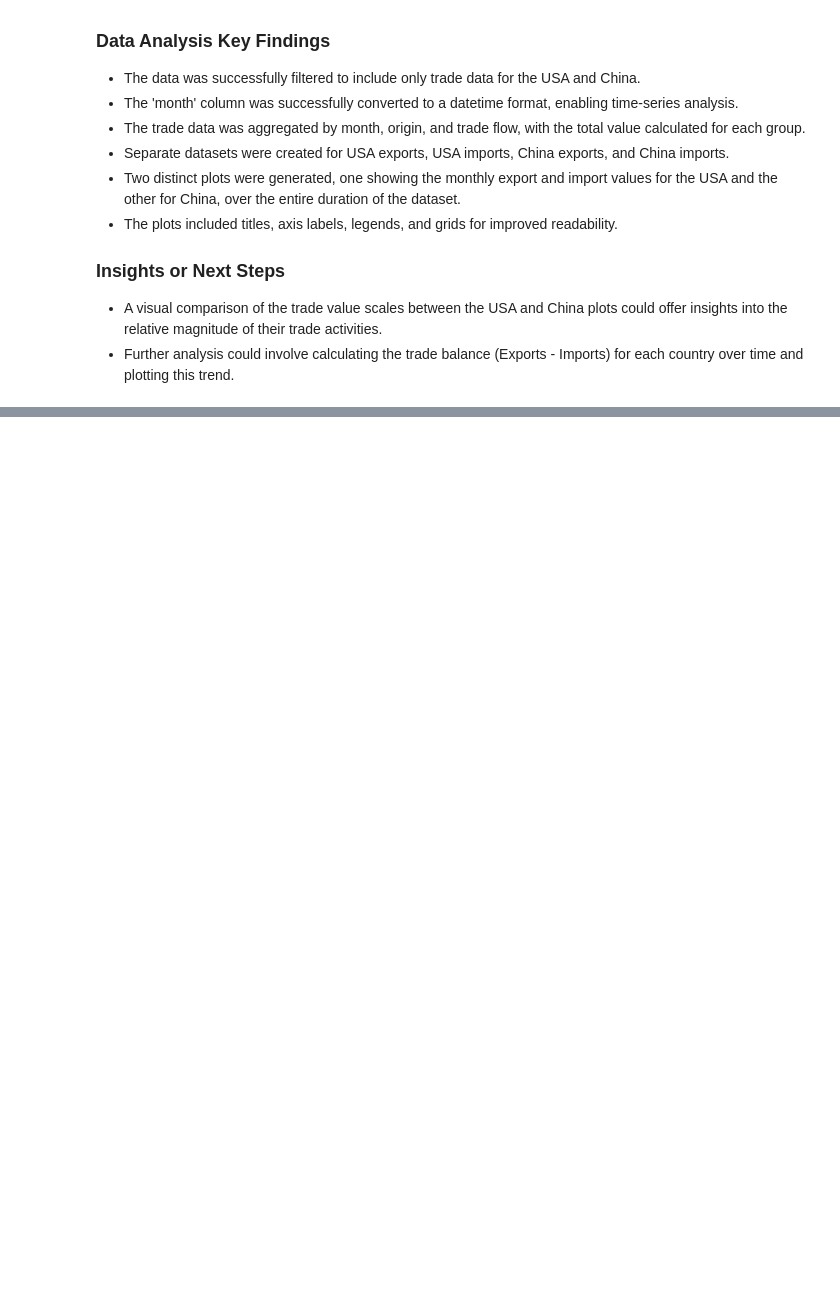
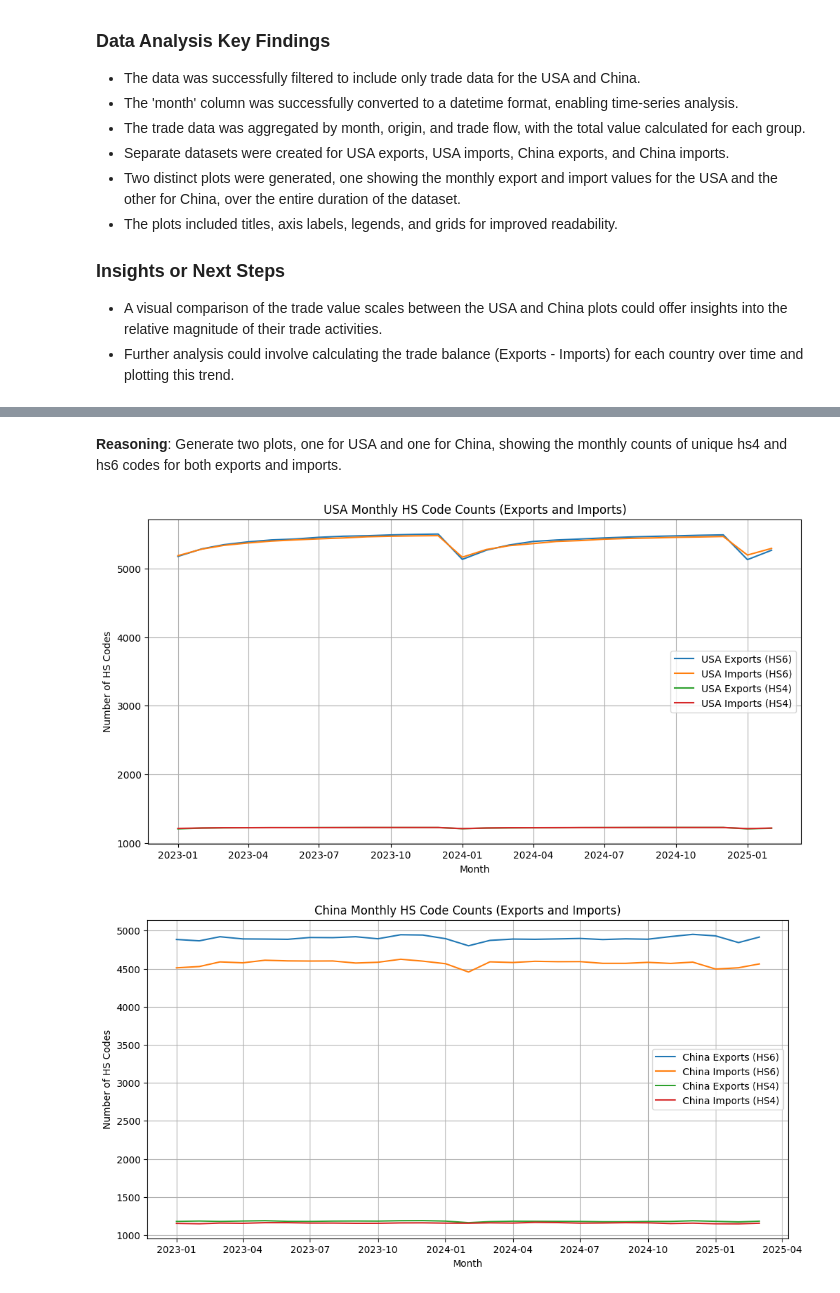
Before and after one commit to Tiru-Kaggundi/Tirumala_aiFORtrade, a Jupyter notebook: data_exploration.ipynb, the cells around one changed output, grey strips where cells are left out. Saved outputs shown, nothing was run; the diff lists cells and outputs as text; code cells hidden in the pictures; blank space fills up the shorter version.

```diff
--- a/data_exploration.ipynb
+++ b/data_exploration.ipynb
@@ -173,0 +205,7 @@ Improve plot readability by adding titles, labels, and legends to the plots for
+# %%
+df_hs_counts = df.groupby(['month', 'origin', 'trade_flow']).agg(
+    hs6_count=('hs6', 'nunique'),
+    hs4_count=('hs4', 'nunique')
+).reset_index()
+
+display(df_hs_counts.head())
@@ -173,0 +227,8 @@ Improve plot readability by adding titles, labels, and legends to the plots for
+# %%
+df_hs_pivot = df_hs_counts.pivot(index='month', columns=['origin', 'trade_flow'], values=['hs6_count', 'hs4_count'])
+
+df_hs_pivot.columns = [f'{col[1]}_{col[2]}_{col[0]}' for col in df_hs_pivot.columns]
+
+df_hs_pivot = df_hs_pivot.reset_index()
+
+display(df_hs_pivot.head())
@@ -173,0 +247,30 @@ Improve plot readability by adding titles, labels, and legends to the plots for
+# %% [markdown]
+**Reasoning**:
+Generate two plots, one for USA and one for China, showing the monthly counts of unique hs4 and hs6 codes for both exports and imports.
+# %%
+plt.figure(figsize=(12, 6))
+plt.plot(df_hs_pivot['month'], df_hs_pivot['USA_Exports_hs6_count'], label='USA Exports (HS6)')
+plt.plot(df_hs_pivot['month'], df_hs_pivot['USA_Imports_hs6_count'], label='USA Imports (HS6)')
+plt.plot(df_hs_pivot['month'], df_hs_pivot['USA_Exports_hs4_count'], label='USA Exports (HS4)')
+plt.plot(df_hs_pivot['month'], df_hs_pivot['USA_Imports_hs4_count'], label='USA Imports (HS4)')
+plt.title('USA Monthly HS Code Counts (Exports and Imports)')
+plt.xlabel('Month')
+plt.ylabel('Number of HS Codes')
+plt.legend()
+plt.grid(True)
+plt.show()
+
+plt.figure(figsize=(12, 6))
+plt.plot(df_hs_pivot['month'], df_hs_pivot['CHN_Exports_hs6_count'], label='China Exports (HS6)')
+plt.plot(df_hs_pivot['month'], df_hs_pivot['CHN_Imports_hs6_count'], label='China Imports (HS6)')
+plt.plot(df_hs_pivot['month'], df_hs_pivot['CHN_Exports_hs4_count'], label='China Exports (HS4)')
+plt.plot(df_hs_pivot['month'], df_hs_pivot['CHN_Imports_hs4_count'], label='China Imports (HS4)')
+plt.title('China Monthly HS Code Counts (Exports and Imports)')
+plt.xlabel('Month')
+plt.ylabel('Number of HS Codes')
+plt.legend()
+plt.grid(True)
+plt.show()
+# %% [output]
+[figure, added]
+[figure, added]
```
Also changed, not shown: parts of 76 cells of this notebook.
